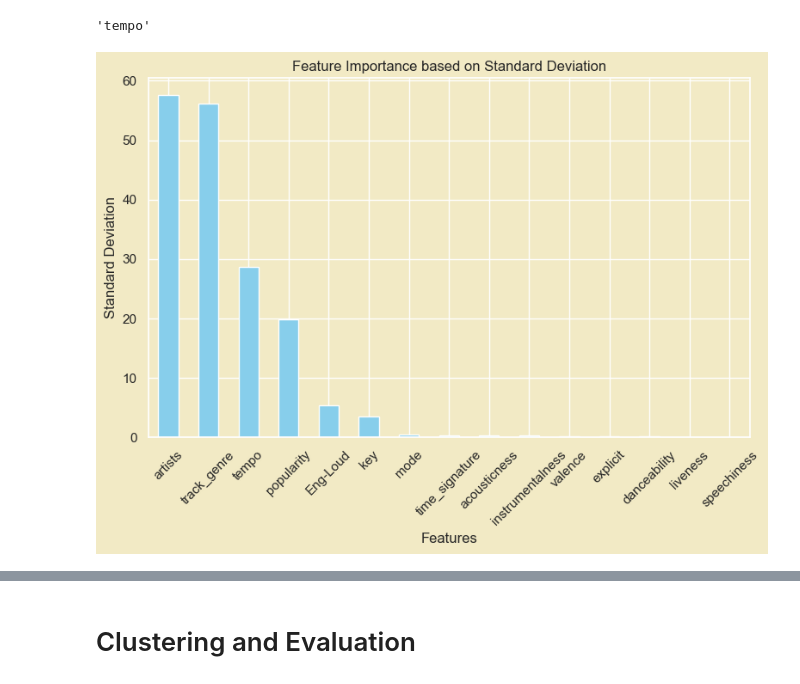
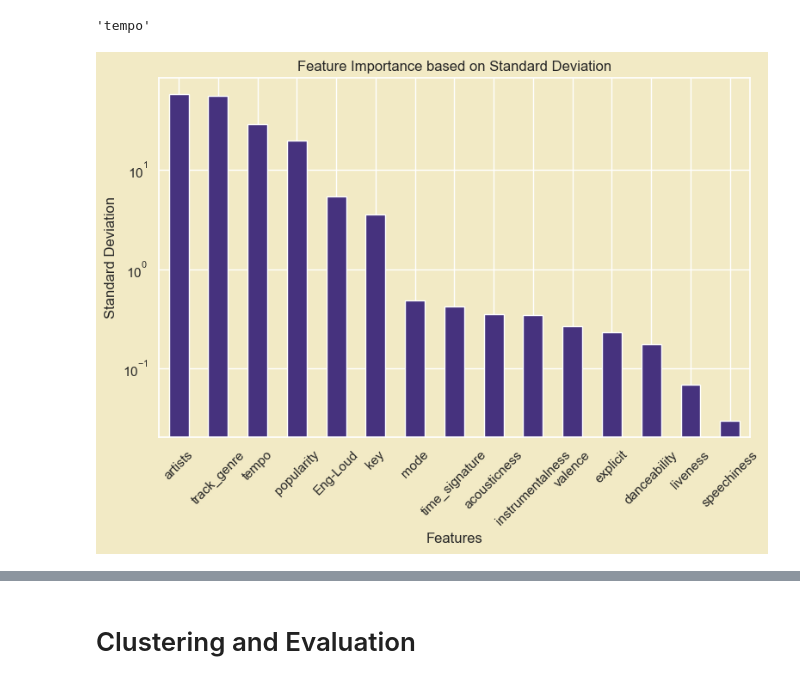
Before and after one commit to furkngoksu/26, a Jupyter notebook: Untitled.ipynb, the cells around one changed output, grey strips where cells are left out. Saved outputs shown, nothing was run; the diff lists cells and outputs as text; code cells hidden in the pictures.

```diff
--- a/Untitled.ipynb
+++ b/Untitled.ipynb
@@ -544,7 +544,7 @@ df = df.drop(["track_id","album_name","track_name","artists"],axis=1)
 df['track_genre'] = df['track_genre'].apply(lambda x: hash(''.join(x)))
 
 # Scaling the hashed values using Min-Max scaler
-scaler = MinMaxScaler(feature_range=(-100, 100))
+scaler = MinMaxScaler(feature_range=(0, 10000))
 df['track_genre'] = scaler.fit_transform(df[['track_genre']])
 
 # Hashes the values in the 'track_genre' column to transform them.
@@ -574,7 +574,7 @@ df['artists'] = df['artists'].apply(merge_names)
 df['artists'] = df['artists'].apply(lambda x: hash(''.join(x)))
 
 # Scaling the 'artists' column using Min-Max scaler within the range of (-100, 100)
-scaler = MinMaxScaler(feature_range=(-100, 100))
+scaler = MinMaxScaler(feature_range=(0, 400))
 df['artists'] = scaler.fit_transform(df[['artists']])
 df
 # %% [output]
@@ -664,18 +661,24 @@ MinCorrelated
 # %% [output]
 'tempo'
 # %%
-# Calculate standard deviation for each feature
 feature_importance = df.std()
 
-# Plotting feature importance
+# Set Seaborn palette to 'viridis'
+sns.set_palette("viridis")
+
+# Plotting feature importance on a logarithmic scale with 'viridis' palette
 plt.figure(figsize=(8, 6))
-feature_importance.sort_values(ascending=False).plot(kind='bar', color='skyblue')
+ax = feature_importance.sort_values(ascending=False).plot(kind='bar')
 plt.xlabel('Features')
 plt.ylabel('Standard Deviation')
 plt.title('Feature Importance based on Standard Deviation')
 plt.xticks(rotation=45)
+
+# Set y-axis to logarithmic scale
+ax.set_yscale('log')
+
 plt.tight_layout()
 plt.show()
 # %% [output]
-[figure, old version]
+[figure, new version]
 # %%
```
Also changed, not shown: parts of 5 cells of this notebook.
